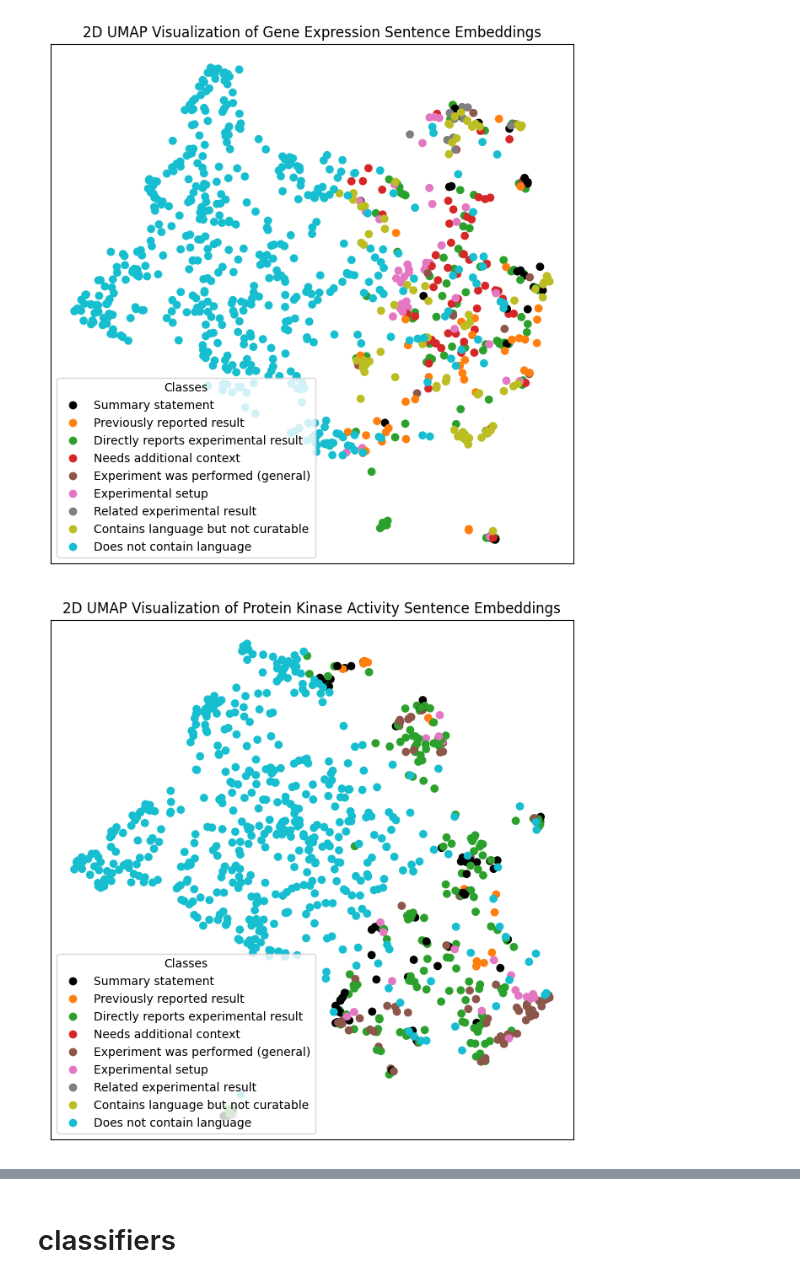
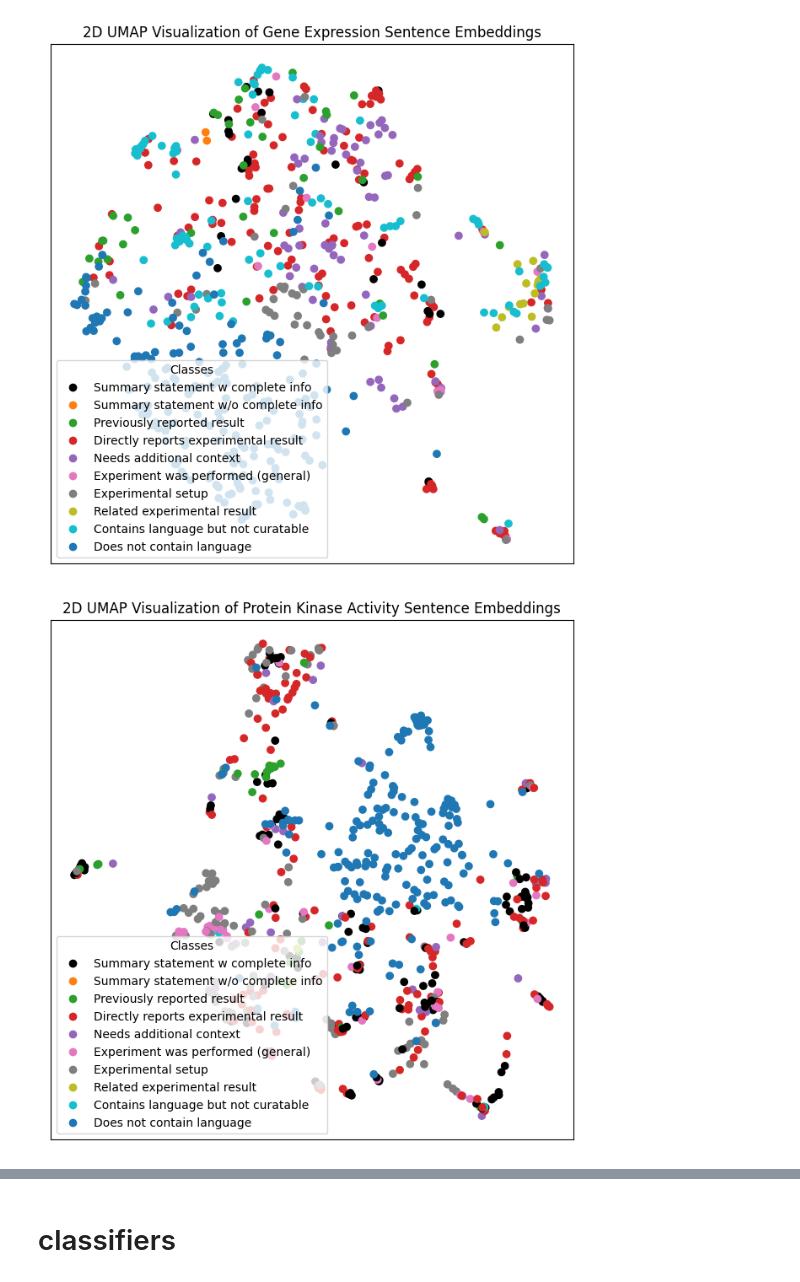
Before and after one commit to WormBase/curation-sentence-classification, a Jupyter notebook: notebooks/new_sentence_clustering.ipynb, the cells around one changed output, grey strips where cells are left out. Saved outputs shown, nothing was run; the diff lists cells and outputs as text; code cells hidden in the pictures.

```diff
--- a/notebooks/new_sentence_clustering.ipynb
+++ b/notebooks/new_sentence_clustering.ipynb
@@ -13,13 +0,0 @@ kinaseact_data = [row for row in kinaseact_data if row[2]]
-# %%
-cleaned_expression_data = []
-for row in expression_data:
-    cleaned_expression_data.append([*row[0:3], "c_elegans" if row[5] != "" else "mixed" if row[6] != "" else "other", "positive" if row[22] != "" else "negative" if row[23] != "" else "both" if row[24] != "" else "neutral", 0 if row[14] != "" else 1 if row[15] != "" else 2 if row[16] != "" else 3 if row[17] != "" else 4 if row[18] != "" else 5 if row[19] != "" else 6 if row[20] != "" else 7, ])
-
-cleaned_kinaseact_data = []
-for row in kinaseact_data:
-    cleaned_kinaseact_data.append([*row[0:3], "c_elegans" if row[5] != "" else "mixed" if row[6] != "" else "other" if row[7] != "" else "no_species", "positive" if row[22] != "" else "negative" if row[23] != "" else "both" if row[24] != "" else "neutral", 0 if row[14] != "" else 1 if row[15] != "" else 2 if row[16] != "" else 3 if row[17] != "" else 4 if row[18] != "" else 5 if row[19] != "" else 6 if row[20] != "" else 7])
-
-cleaned_expression_data_orig = cleaned_expression_data[:]
-cleaned_kinaseact_data_orig = cleaned_kinaseact_data[:]
-
-cleaned_headers = ["pmid", "wb_paper_id", "sentence", "species", "result_type", "class", "location_in_paper"]
@@ -45,8 +8,8 @@ from sentence_transformers import SentenceTransformer
 
 embedder = SentenceTransformer('all-MiniLM-L6-v2')
 # %%
-corpus_expr = embedder.encode([row[2] for row in cleaned_expression_data], convert_to_tensor=True)
-corpus_kinaseact = embedder.encode([row[2] for row in cleaned_kinaseact_data], convert_to_tensor=True)
+corpus_expr = embedder.encode([row[0] for row in cleaned_expression_data], convert_to_tensor=True)
+corpus_kinaseact = embedder.encode([row[0] for row in cleaned_kinaseact_data], convert_to_tensor=True)
 # %%
 import umap
 
@@ -56,20 +19,20 @@ corpus_kinaseact_2d = umap_reducer.fit_transform(corpus_kinaseact)
 # %%
 from matplotlib.colors import ListedColormap
 from matplotlib import pyplot as plt
 
-colors = ListedColormap(['black','tab:orange','tab:green','tab:red','tab:purple','tab:brown','tab:pink','tab:grey','tab:olive','tab:cyan'])
-values = [row[5] for row in cleaned_expression_data]
-classes = ['Summary statement', 'Previously reported result', 'Directly reports experimental result', 'Needs additional context', 'Experiment was performed (general)', 'Experimental setup', 'Related experimental result', 'Contains language but not curatable', 'Does not contain language']
+colors = ListedColormap(['black','tab:orange','tab:green','tab:red','tab:purple','tab:brown','tab:pink','tab:grey','tab:olive','tab:cyan', 'tab:blue'])
+values = [int(row[1]) for row in cleaned_expression_data]
+classes = ['Summary statement w complete info', 'Summary statement w/o complete info', 'Previously reported result', 'Directly reports experimental result', 'Needs additional context', 'Experiment was performed (general)', 'Experimental setup', 'Related experimental result', 'Contains language but not curatable', 'Does not contain language']
 fig, ax = plt.subplots(figsize=(8,8))
 scatter = ax.scatter(x=list(corpus_expr_2d[:,0]), y=list(corpus_expr_2d[:,1]), c=values, cmap=colors)
 plt.xticks([])
 plt.yticks([])
 plt.title("2D UMAP Visualization of Gene Expression Sentence Embeddings")
 legend = ax.legend(handles=scatter.legend_elements()[0], loc="lower left", title="Classes", labels=classes)
 # %% [output]
-[figure, old version]
+[figure, new version]
 # %%
-values = [row[5] for row in cleaned_kinaseact_data]
+values = [int(row[1]) for row in cleaned_kinaseact_data]
 fig, ax = plt.subplots(figsize=(8, 8))
 plt.xticks([])
 plt.yticks([])
@@ -77,7 +40,7 @@ plt.title("2D UMAP Visualization of Protein Kinase Activity Sentence Embeddings"
 ax.scatter(x=list(corpus_kinaseact_2d[:,0]), y=list(corpus_kinaseact_2d[:,1]), c=values, cmap=colors)
 legend = ax.legend(handles=scatter.legend_elements()[0], loc="lower left", title="Classes", labels=classes)
 # %% [output]
-[figure, old version]
+[figure, new version]
 # %%
 from sentence_classification.clustering import plot_dendrogram
 from matplotlib import pyplot as plt
```
Also changed, not shown: parts of 37 cells of this notebook, 1 other file.
